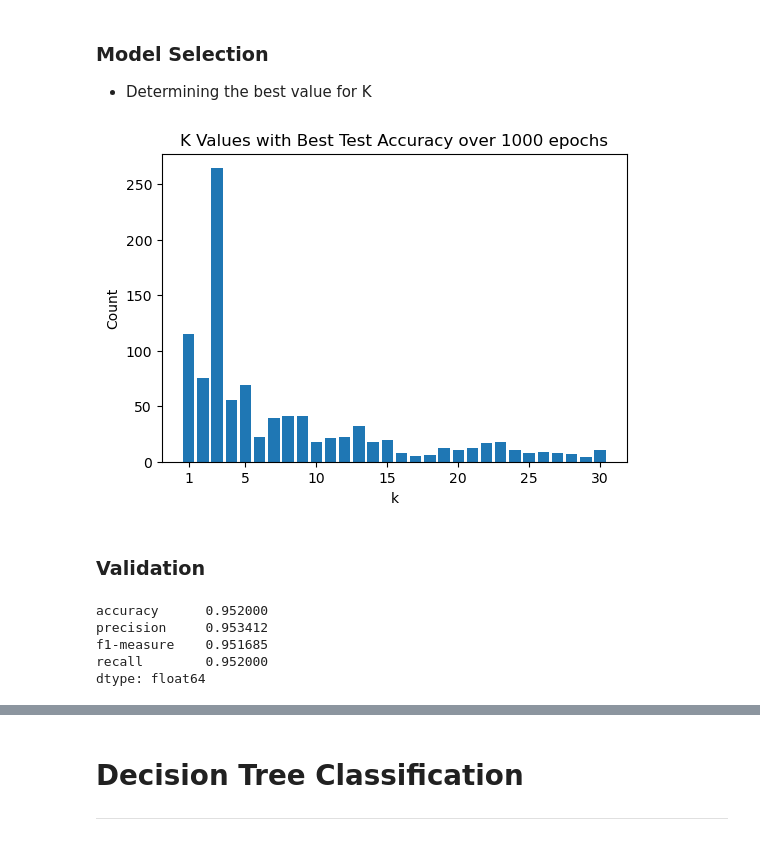
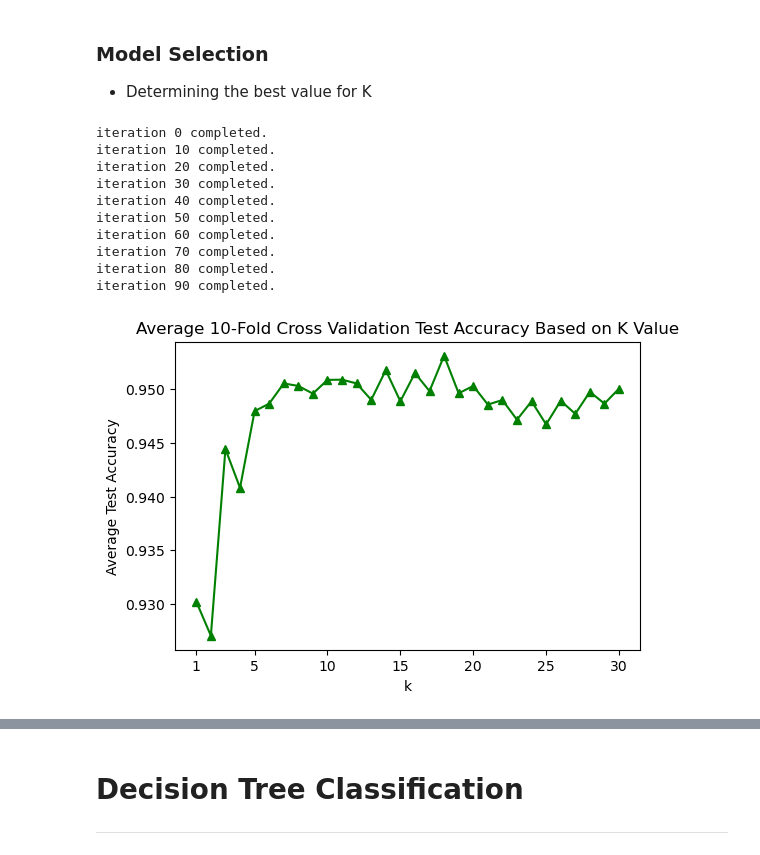
Before and after one commit to Syed-A-Naqvi/machine_learning, a Jupyter notebook: python_machine_learning/classification/improve_dating_site_matches/improve_dating_matches.ipynb, the cells around one changed output, grey strips where cells are left out. Saved outputs shown, nothing was run; the diff lists cells and outputs as text; code cells hidden in the pictures.

```diff
--- a/python_machine_learning/classification/improve_dating_site_matches/improve_dating_matches.ipynb
+++ b/python_machine_learning/classification/improve_dating_site_matches/improve_dating_matches.ipynb
@@ -185,54 +160,29 @@ dtype: float64
 ### Model Selection
 
 - Determining the best value for K
-# %%
-numNeighbors = np.arange(1,31)
-bestk = defaultdict(int)
-for epoch in range(1000):
-    testAcc = np.array([])
-    X_train, X_test, Y_train, Y_test = train_test_split(dating_X, dating_Y,
-                                                        test_size=0.1, shuffle=True,)
-    for k in numNeighbors:
-        clf = KNeighborsClassifier(n_neighbors=k, metric='minkowski', p=2)
-        clf.fit(X_train, Y_train)
-        Y_predTest = clf.predict(X_test)
-        testAcc = np.append(testAcc, accuracy_score(Y_test, Y_predTest))
-    bestkIndex = np.where(testAcc == max(testAcc))[0][0]
-    bestk[numNeighbors[bestkIndex]] += 1
-# Create a bar plot
-keys = list(bestk.keys())
-values = list(bestk.values())
-plt.figure(figsize=(6,4))
-plt.bar(keys, values)
-plt.xlabel('k')
-plt.xticks(np.concat([np.array([1]),np.arange(5, 31,5)]))
-plt.ylabel('Count')
-plt.title('K Values with Best Test Accuracy over 1000 epochs')
-plt.show()
-# %%
-# Create a bar plot
-keys = list(bestk.keys())
-values = list(bestk.values())
-plt.figure(figsize=(6,4))
-plt.bar(keys, values)
-plt.xlabel('k')
-plt.xticks(np.concat([np.array([1]),np.arange(5, 31,5)]))
-plt.ylabel('Count')
-plt.title('K Values with Best Test Accuracy over 1000 epochs')
-plt.show()
-# %% [output]
-[figure, removed]
-# %% [markdown]
-### Validation
-# %%
-clf = KNeighborsClassifier(n_neighbors=3, metric='minkowski', p=2)
-
-k_NN_Results = cross_validation(dating_X, dating_Y,
-                                     scoring=scoring, model=clf, folds=10)
-k_NN_Results.mean()
-# %% [output]
-accuracy      0.952000
-precision     0.953412
-f1-measure    0.951685
-recall        0.952000
-dtype: float64
+# %%
+numNeighbors = np.arange(1,31)
+testAcc = np.zeros(len(numNeighbors))
+iterations = 100
+for iteration in range(iterations):
+    dating_X, dating_Y = shuffle(dating_X, dating_Y)
+    for k in numNeighbors:
+        clf = KNeighborsClassifier(n_neighbors=k, metric='minkowski', p=2)
+        acc = cross_validate_df(model=clf, X=dating_X,
+                                Y=dating_Y, scoring='accuracy', folds=10)
+        testAcc[k-1] += acc.mean().iloc[0]
+    if (iteration%10 == 0):
+        print(f"iteration {iteration} completed.")
+testAcc /= iterations
+# %% [output]
+iteration 0 completed.
+iteration 10 completed.
+iteration 20 completed.
+iteration 30 completed.
+iteration 40 completed.
+iteration 50 completed.
+iteration 60 completed.
+iteration 70 completed.
+iteration 80 completed.
+iteration 90 completed.
+[figure, added]
```
Also changed, not shown: parts of 10 cells of this notebook, 17 other files.
